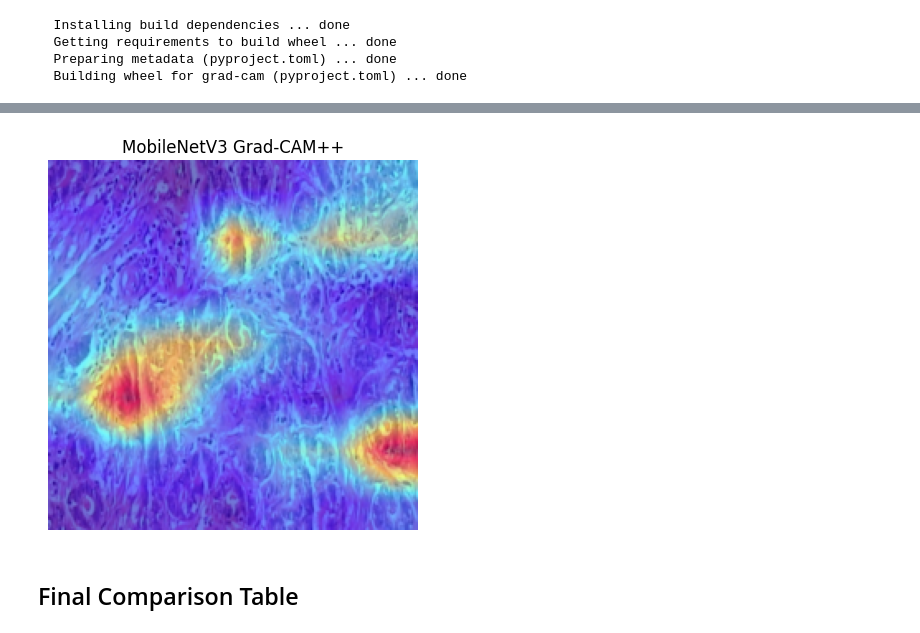
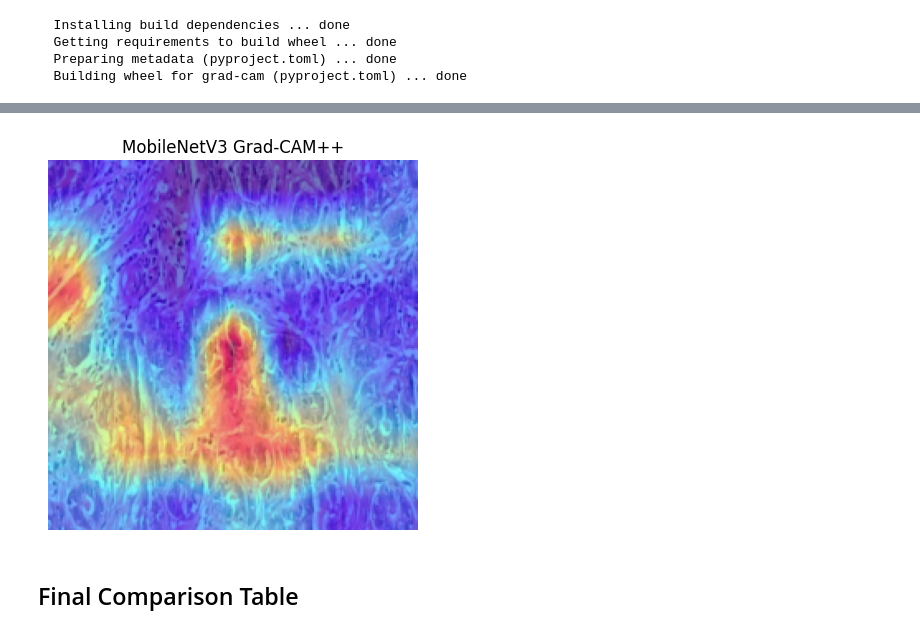
Before and after one commit to BishozitChandraDas/Breast_Cancer_Detection, a Jupyter notebook: breast_cancer_detection.ipynb, the cells around one changed output, grey strips where cells are left out. Drawn from its saved outputs; the diff is of its cells as text; code cells hidden in the pictures.

```diff
--- a/breast_cancer_detection.ipynb
+++ b/breast_cancer_detection.ipynb
@@ -2050,18 +2049,18 @@ AUC      : 0.887918193163976
 from torchvision import models
 import torch.nn as nn
 
-model = models.mobilenet_v3_large(
+model_MobileNetV3 = models.mobilenet_v3_large(
     weights=models.MobileNet_V3_Large_Weights.DEFAULT
 )
 
-model.classifier[3] = nn.Linear(
-    model.classifier[3].in_features,
+model_MobileNetV3.classifier[3] = nn.Linear(
+    model_MobileNetV3.classifier[3].in_features,
     2
 )
 
-model = model.to(device)
+model_MobileNetV3 = model_MobileNetV3.to(device)
 
-print(model)
+print(model_MobileNetV3)
 # %% [output]
 Downloading: "https://download.pytorch.org/models/mobilenet_v3_large-5c1a4163.pth" to /root/.cache/torch/hub/checkpoints/mobilenet_v3_large-5c1a4163.pth
 MobileNetV3(
@@ -2294,7 +2293,7 @@ plt.show()
 # %% [markdown]
 Load Best Model
 # %%
-model.load_state_dict(
+model_MobileNetV3.load_state_dict(
     torch.load(
         "best_mobilenetv3.pth"
     )
@@ -2537,0 +2525,11 @@ MobileNetV3(
+# %%
+import torch
+
+device = torch.device("cuda" if torch.cuda.is_available() else "cpu")
+
+model_MobileNetV3.load_state_dict(
+    torch.load("best_mobilenetv3.pth", map_location=device)
+)
+
+model_MobileNetV3.to(device)
+model_MobileNetV3.eval()
@@ -2538,5 +2554,5 @@ MobileNetV3(
 # %%
-target_layers = [model.features[-1]]
+target_layers = [model_MobileNetV3.features[-1]]
 # %%
 def prepare_image(img_tensor):
 
@@ -2556,20 +2572,19 @@ from pytorch_grad_cam.utils.image import show_cam_on_image
 from pytorch_grad_cam.utils.model_targets import ClassifierOutputTarget
 # %%
 cam = GradCAMPlusPlus(
-    model=model,
+    model=model_MobileNetV3,
     target_layers=target_layers
 )
 
-model = model.to(device)
-model.eval()
-
+model_MobileNetV3 = model_MobileNetV3.to(device)
+model_MobileNetV3.eval()
 device = torch.device("cuda" if torch.cuda.is_available() else "cpu")
 
 
-target_layers = [model.features[-1]]
+target_layers = [model_MobileNetV3.features[-1]]
 
 cam = GradCAMPlusPlus(
-    model=model,
+    model=model_MobileNetV3,
     target_layers=target_layers
 )
 
@@ -2582,34 +2597,34 @@ targets = [ClassifierOutputTarget(labels[0].item())]
 grayscale_cam = cam(
     input_tensor=img,
     targets=targets
 )[0]
 
 import matplotlib.pyplot as plt
 
 def prepare_image(img_tensor):
     img = img_tensor.permute(1,2,0).cpu().numpy()
     img = (img - img.min()) / (img.max() - img.min() + 1e-8)
     return img
 
 image = prepare_image(images[0])
 
 visualization = show_cam_on_image(
     image,
     grayscale_cam,
     use_rgb=True
 )
 
 plt.imshow(visualization)
 plt.axis("off")
 plt.title("MobileNetV3 Grad-CAM++")
 plt.savefig(
     "MobileNetV3_Grad_CAM_Plus.png",
     dpi=300,
     bbox_inches="tight"
 )
 plt.show()
 # %% [output]
-[figure, old version]
+[figure, new version]
 # %% [markdown]
 ## Final Comparison Table
 # %%
```
Also changed, not shown: parts of 71 cells of this notebook, 23 other files.
